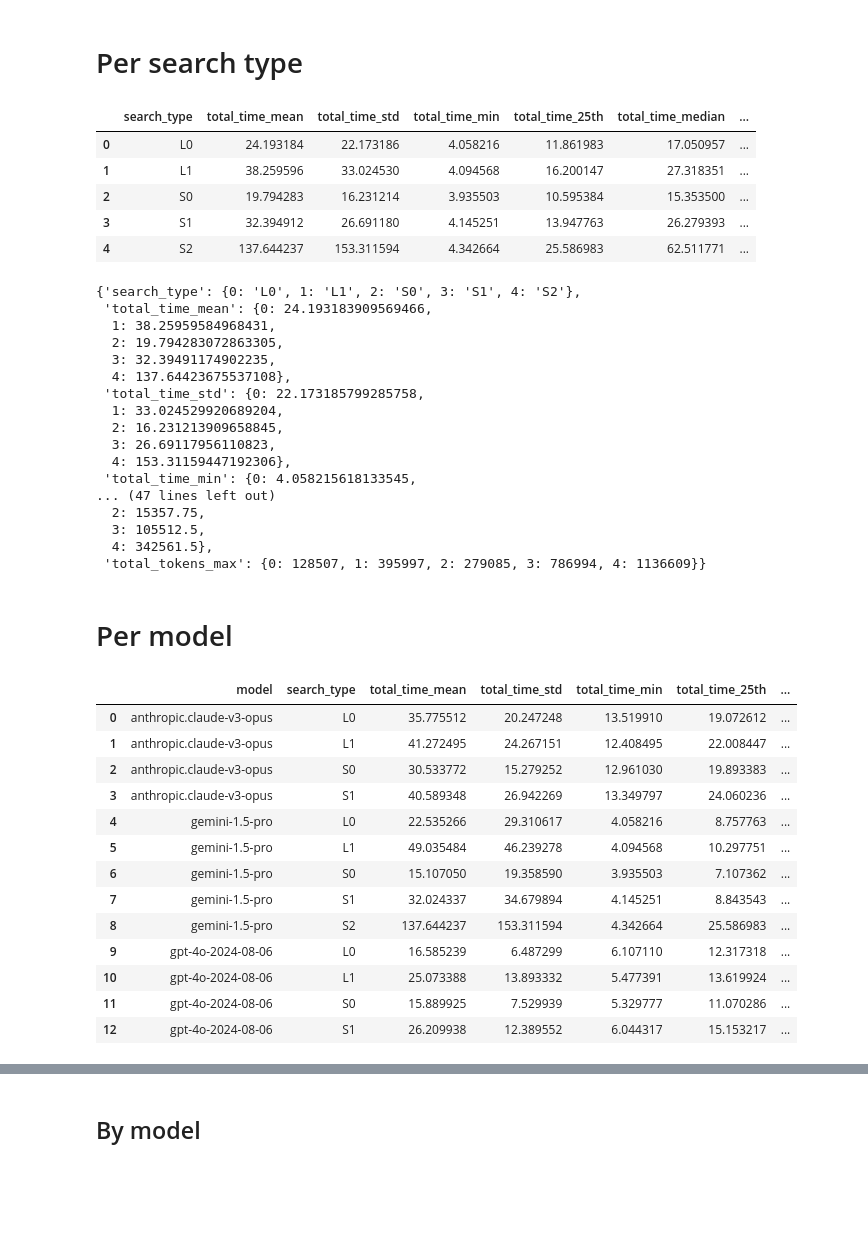
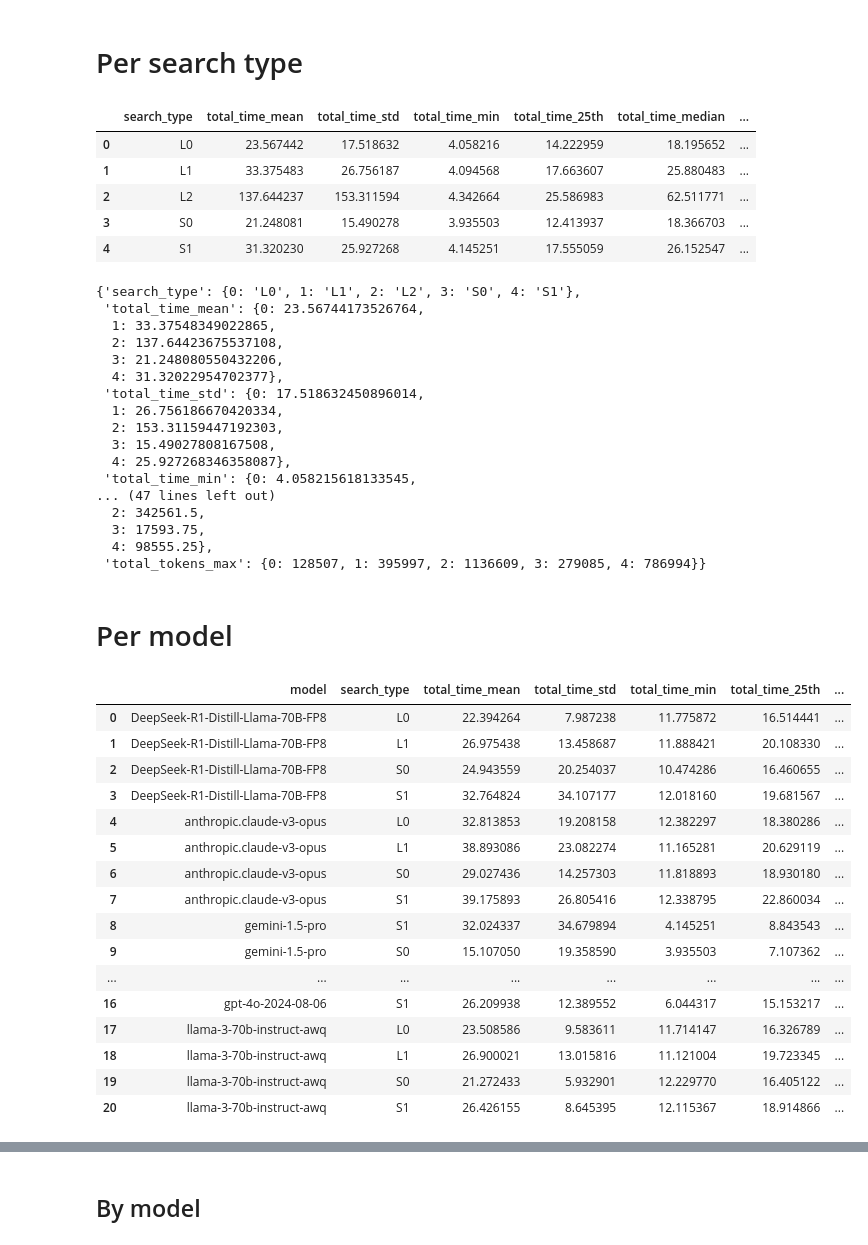
Before and after one commit to baptvit/graphrag-on-fhir, a Jupyter notebook: analysis/time_token_eval.ipynb, the cells around one changed output, grey strips where cells are left out. Saved outputs shown, nothing was run; the diff lists cells and outputs as text; code cells hidden in the pictures; blank space fills up the shorter version.

```diff
--- a/analysis/time_token_eval.ipynb
+++ b/analysis/time_token_eval.ipynb
@@ -70,8 +70,7 @@ df = df.replace("gpt-4o-2024-11-20", "gpt-4o-2024-08-06")
 dict_map = {
     "lexical_search_0_hop": "L0",
     "lexical_search_1_hop": "L1",
-    "lexical_search_2_hop": "L
-    2",
+    "lexical_search_2_hop": "L2",
     "similarity_search_0_hop": "S0",
     "similarity_search_1_hop": "S1",
 }
@@ -181,71 +180,75 @@ analysis = (
 analysis
 # %% [output]
 |  | search_type | total_time_mean | total_time_std | total_time_min | total_time_25th | total_time_median | ... |
-| 0 | L0 | 24.193184 | 22.173186 | 4.058216 | 11.861983 | 17.050957 | ... |
-| 1 | L1 | 38.259596 | 33.024530 | 4.094568 | 16.200147 | 27.318351 | ... |
-| 2 | S0 | 19.794283 | 16.231214 | 3.935503 | 10.595384 | 15.353500 | ... |
-| 3 | S1 | 32.394912 | 26.691180 | 4.145251 | 13.947763 | 26.279393 | ... |
-| 4 | S2 | 137.644237 | 153.311594 | 4.342664 | 25.586983 | 62.511771 | ... |
+| 0 | L0 | 23.567442 | 17.518632 | 4.058216 | 14.222959 | 18.195652 | ... |
+| 1 | L1 | 33.375483 | 26.756187 | 4.094568 | 17.663607 | 25.880483 | ... |
+| 2 | L2 | 137.644237 | 153.311594 | 4.342664 | 25.586983 | 62.511771 | ... |
+| 3 | S0 | 21.248081 | 15.490278 | 3.935503 | 12.413937 | 18.366703 | ... |
+| 4 | S1 | 31.320230 | 25.927268 | 4.145251 | 17.555059 | 26.152547 | ... |
 # %%
 analysis.to_dict()
 # %% [output]
-{'search_type': {0: 'L0', 1: 'L1', 2: 'S0', 3: 'S1', 4: 'S2'},
- 'total_time_mean': {0: 24.193183909569466,
-  1: 38.25959584968431,
-  2: 19.794283072863305,
-  3: 32.39491174902235,
-  4: 137.64423675537108},
- 'total_time_std': {0: 22.173185799285758,
-  1: 33.024529920689204,
-  2: 16.231213909658845,
-  3: 26.69117956110823,
-  4: 153.31159447192306},
+{'search_type': {0: 'L0', 1: 'L1', 2: 'L2', 3: 'S0', 4: 'S1'},
+ 'total_time_mean': {0: 23.56744173526764,
+  1: 33.37548349022865,
+  2: 137.64423675537108,
+  3: 21.248080550432206,
+  4: 31.32022954702377},
+ 'total_time_std': {0: 17.518632450896014,
+  1: 26.756186670420334,
+  2: 153.31159447192303,
+  3: 15.49027808167508,
+  4: 25.927268346358087},
  'total_time_min': {0: 4.058215618133545,
 ... (47 lines left out)
-  2: 15357.75,
-  3: 105512.5,
-  4: 342561.5},
- 'total_tokens_max': {0: 128507, 1: 395997, 2: 279085, 3: 786994, 4: 1136609}}
+  2: 342561.5,
+  3: 17593.75,
+  4: 98555.25},
+ 'total_tokens_max': {0: 128507, 1: 395997, 2: 1136609, 3: 279085, 4: 786994}}
 # %% [markdown]
 # Per model
 # %%
 analysis_model = (
     df.groupby(by=["model", "search_type"])
     .agg(
         total_time_mean=("total_time", "mean"),
         total_time_std=("total_time", "std"),
         total_time_min=("total_time", "min"),
         total_time_25th=("total_time", lambda x: x.quantile(0.25)),
         total_time_median=("total_time", "median"),
         total_time_75th=("total_time", lambda x: x.quantile(0.75)),
         total_time_max=("total_time", "max"),
         total_tokens_mean=("total_tokens", "mean"),
         total_tokens_std=("total_tokens", "std"),
         total_tokens_min=("total_tokens", "min"),
         total_tokens_25th=("total_tokens", lambda x: x.quantile(0.25)),
         total_tokens_median=("total_tokens", "median"),
         total_tokens_75th=("total_tokens", lambda x: x.quantile(0.75)),
         total_tokens_max=("total_tokens", "max"),
     )
+    .sort_values(by='model',ascending=True)
     .reset_index()
 )
 
 analysis_model
 # %% [output]
 |  | model | search_type | total_time_mean | total_time_std | total_time_min | total_time_25th | ... |
-| 0 | anthropic.claude-v3-opus | L0 | 35.775512 | 20.247248 | 13.519910 | 19.072612 | ... |
-| 1 | anthropic.claude-v3-opus | L1 | 41.272495 | 24.267151 | 12.408495 | 22.008447 | ... |
-| 2 | anthropic.claude-v3-opus | S0 | 30.533772 | 15.279252 | 12.961030 | 19.893383 | ... |
-| 3 | anthropic.claude-v3-opus | S1 | 40.589348 | 26.942269 | 13.349797 | 24.060236 | ... |
-| 4 | gemini-1.5-pro | L0 | 22.535266 | 29.310617 | 4.058216 | 8.757763 | ... |
-| 5 | gemini-1.5-pro | L1 | 49.035484 | 46.239278 | 4.094568 | 10.297751 | ... |
-| 6 | gemini-1.5-pro | S0 | 15.107050 | 19.358590 | 3.935503 | 7.107362 | ... |
-| 7 | gemini-1.5-pro | S1 | 32.024337 | 34.679894 | 4.145251 | 8.843543 | ... |
-| 8 | gemini-1.5-pro | S2 | 137.644237 | 153.311594 | 4.342664 | 25.586983 | ... |
-| 9 | gpt-4o-2024-08-06 | L0 | 16.585239 | 6.487299 | 6.107110 | 12.317318 | ... |
-| 10 | gpt-4o-2024-08-06 | L1 | 25.073388 | 13.893332 | 5.477391 | 13.619924 | ... |
-| 11 | gpt-4o-2024-08-06 | S0 | 15.889925 | 7.529939 | 5.329777 | 11.070286 | ... |
-| 12 | gpt-4o-2024-08-06 | S1 | 26.209938 | 12.389552 | 6.044317 | 15.153217 | ... |
+| 0 | DeepSeek-R1-Distill-Llama-70B-FP8 | L0 | 22.394264 | 7.987238 | 11.775872 | 16.514441 | ... |
+| 1 | DeepSeek-R1-Distill-Llama-70B-FP8 | L1 | 26.975438 | 13.458687 | 11.888421 | 20.108330 | ... |
+| 2 | DeepSeek-R1-Distill-Llama-70B-FP8 | S0 | 24.943559 | 20.254037 | 10.474286 | 16.460655 | ... |
+| 3 | DeepSeek-R1-Distill-Llama-70B-FP8 | S1 | 32.764824 | 34.107177 | 12.018160 | 19.681567 | ... |
+| 4 | anthropic.claude-v3-opus | L0 | 32.813853 | 19.208158 | 12.382297 | 18.380286 | ... |
+| 5 | anthropic.claude-v3-opus | L1 | 38.893086 | 23.082274 | 11.165281 | 20.629119 | ... |
+| 6 | anthropic.claude-v3-opus | S0 | 29.027436 | 14.257303 | 11.818893 | 18.930180 | ... |
+| 7 | anthropic.claude-v3-opus | S1 | 39.175893 | 26.805416 | 12.338795 | 22.860034 | ... |
+| 8 | gemini-1.5-pro | S1 | 32.024337 | 34.679894 | 4.145251 | 8.843543 | ... |
+| 9 | gemini-1.5-pro | S0 | 15.107050 | 19.358590 | 3.935503 | 7.107362 | ... |
+| ... | ... | ... | ... | ... | ... | ... | ... |
+| 16 | gpt-4o-2024-08-06 | S1 | 26.209938 | 12.389552 | 6.044317 | 15.153217 | ... |
+| 17 | llama-3-70b-instruct-awq | L0 | 23.508586 | 9.583611 | 11.714147 | 16.326789 | ... |
+| 18 | llama-3-70b-instruct-awq | L1 | 26.900021 | 13.015816 | 11.121004 | 19.723345 | ... |
+| 19 | llama-3-70b-instruct-awq | S0 | 21.272433 | 5.932901 | 12.229770 | 16.405122 | ... |
+| 20 | llama-3-70b-instruct-awq | S1 | 26.426155 | 8.645395 | 12.115367 | 18.914866 | ... |
 # %%
 df = df.sort_values(by=["search_type"], ascending=True)
 # %%
```
Also changed, not shown: parts of 6 cells of this notebook, 16 other files.
